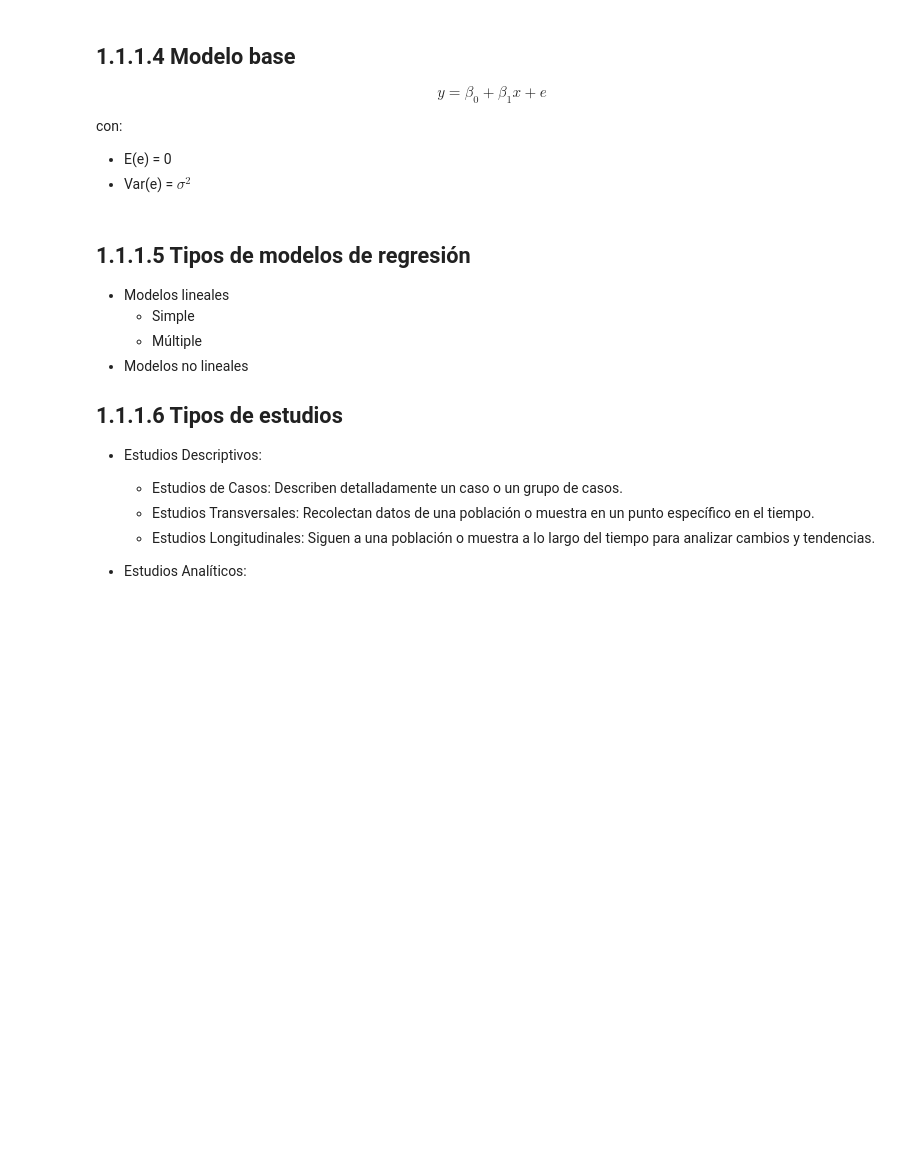
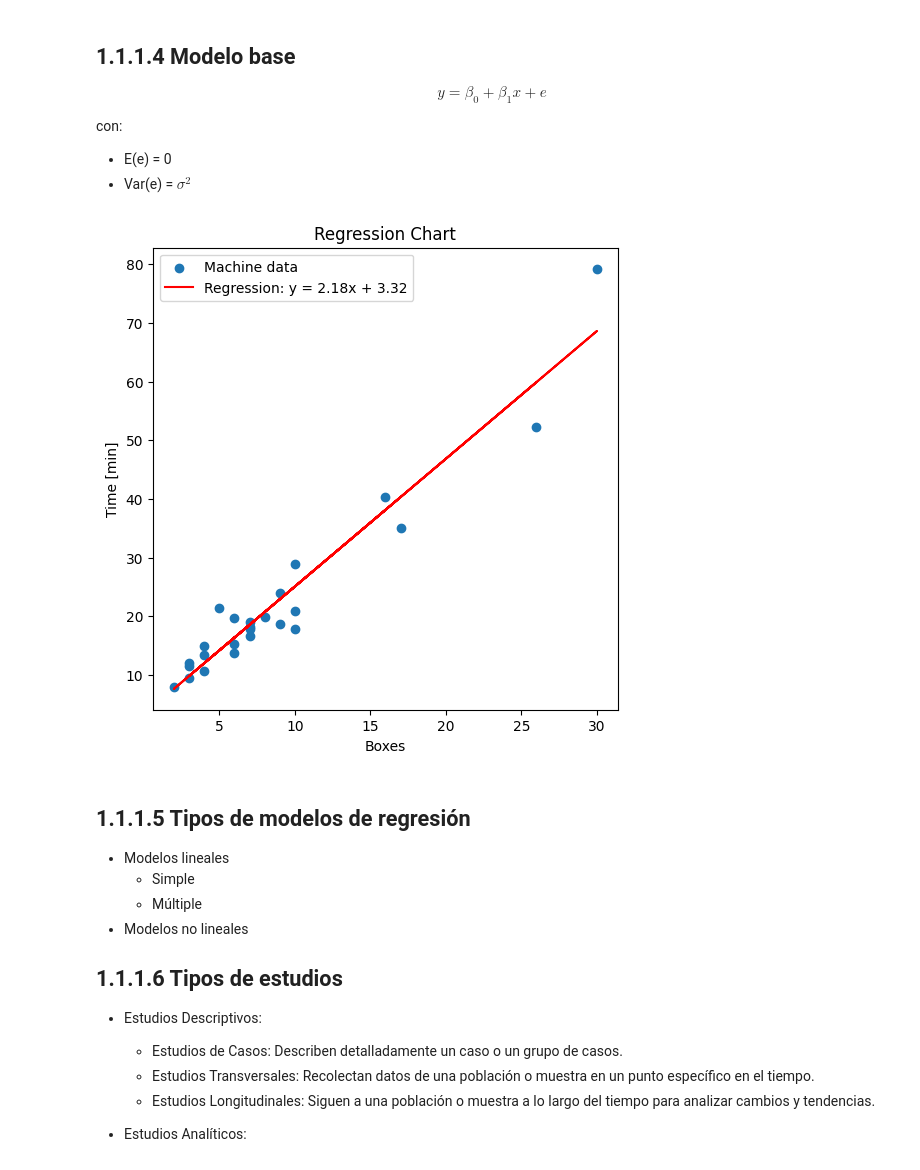
Before and after one commit to oecorrechag/regression, a Jupyter notebook: notebooks/01_seccion/1.1.1 Introduccion.ipynb, the cells around one changed output. Saved outputs shown, nothing was run; the diff lists cells and outputs as text; code cells hidden in the pictures; blank space fills up the shorter version.

```diff
--- a/notebooks/01_seccion/1.1.1 Introduccion.ipynb
+++ b/notebooks/01_seccion/1.1.1 Introduccion.ipynb
@@ -46,6 +66,25 @@ con:
 
 - E(e) = 0
 - Var(e) = $\sigma^2$
+# %%
+# Lineal regression
+modelo_regresion = LinearRegression().fit(x_machine, y_machine)
+pendiente = modelo_regresion.coef_[0]
+intercepto = modelo_regresion.intercept_
+
+linea_regresion = pendiente * x_machine + intercepto
+# %%
+# Create the chart
+plt.figure(figsize=(6, 6))
+plt.scatter(x_machine, y_machine, label='Machine data')
+plt.plot(x_machine, linea_regresion, color='red', label=f'Regression: y = {pendiente:.2f}x + {intercepto:.2f}')
+plt.title('Regression Chart')
+plt.xlabel('Boxes')
+plt.ylabel('Time [min]')
+plt.legend()
+plt.show()
+# %% [output]
+[figure, added]
 # %% [markdown]
 ## 1.1.1.5 Tipos de modelos de regresión
 
```
Also changed, not shown: parts of 3 cells of this notebook.
